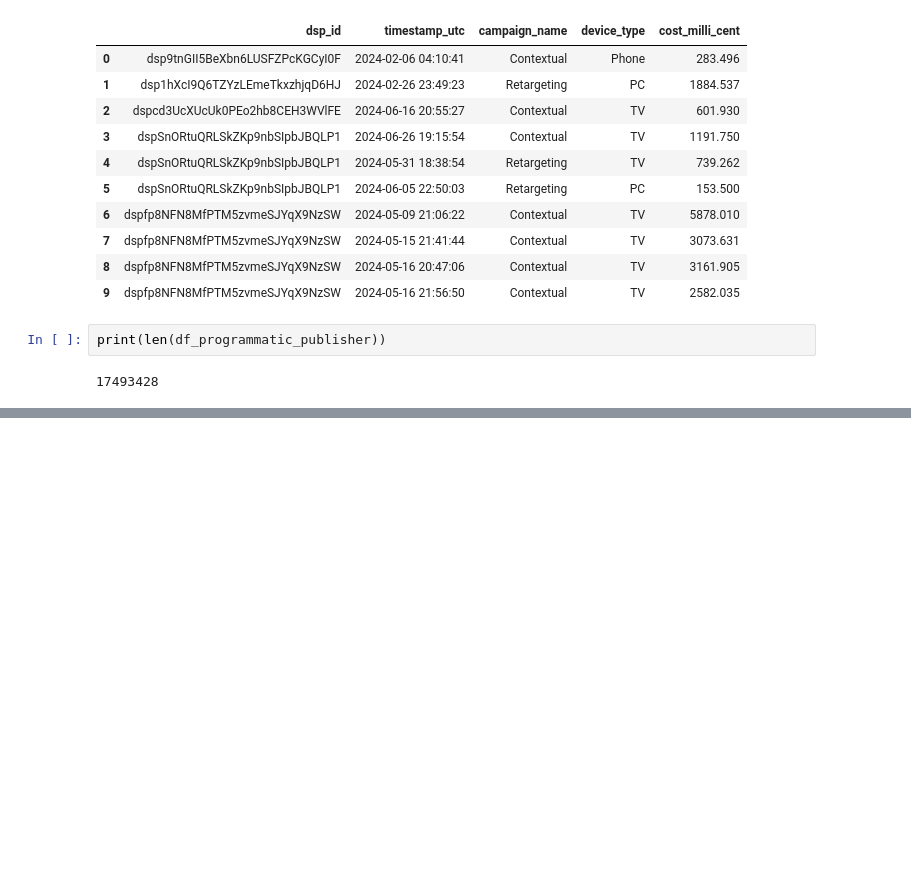
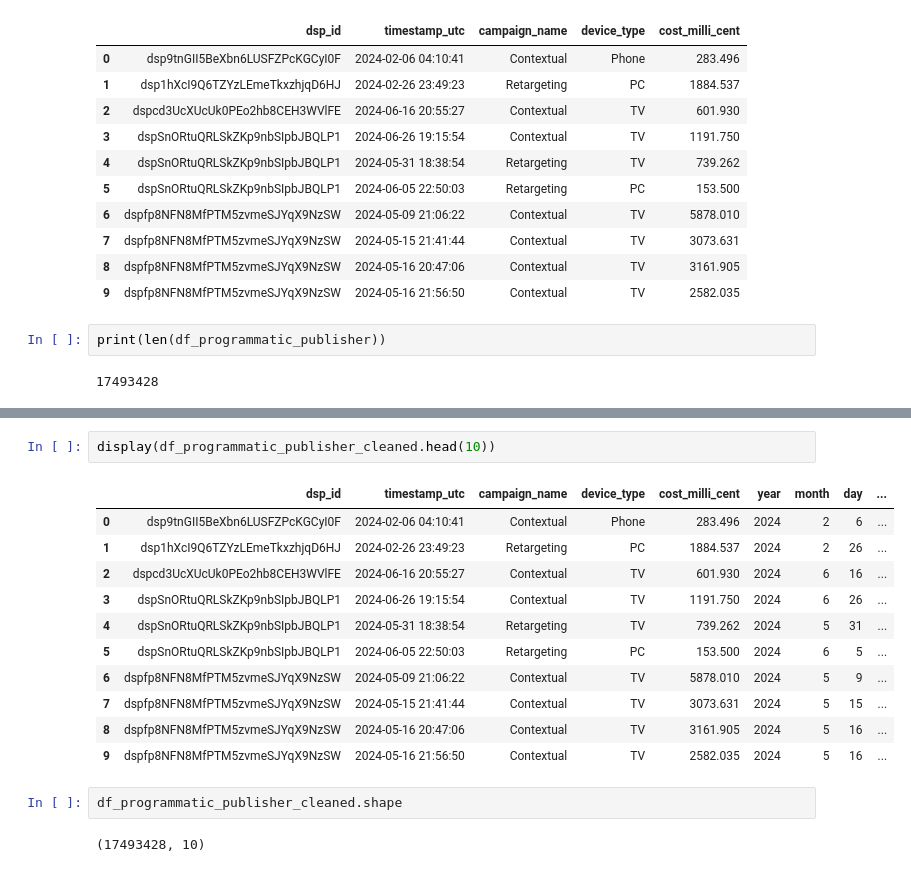
Before and after one commit to nguibe/Pet-food, a Jupyter notebook: lennart_data_cleaning_programmatic_publisher.ipynb, the cells around one changed output, grey strips where cells are left out. Drawn from its saved outputs; the diff is of its cells as text; blank space fills up the shorter version.

```diff
--- a/lennart_data_cleaning_programmatic_publisher.ipynb
+++ b/lennart_data_cleaning_programmatic_publisher.ipynb
@@ -64,0 +186,18 @@ print(len(df_programmatic_publisher))
+# %%
+display(df_programmatic_publisher_cleaned.head(10))
+# %% [output]
+|  | dsp_id | timestamp_utc | campaign_name | device_type | cost_milli_cent | year | month | day | ... |
+| 0 | dsp9tnGII5BeXbn6LUSFZPcKGCyI0F | 2024-02-06 04:10:41 | Contextual | Phone | 283.496 | 2024 | 2 | 6 | ... |
+| 1 | dsp1hXcI9Q6TZYzLEmeTkxzhjqD6HJ | 2024-02-26 23:49:23 | Retargeting | PC | 1884.537 | 2024 | 2 | 26 | ... |
+| 2 | dspcd3UcXUcUk0PEo2hb8CEH3WVlFE | 2024-06-16 20:55:27 | Contextual | TV | 601.930 | 2024 | 6 | 16 | ... |
+| 3 | dspSnORtuQRLSkZKp9nbSIpbJBQLP1 | 2024-06-26 19:15:54 | Contextual | TV | 1191.750 | 2024 | 6 | 26 | ... |
+| 4 | dspSnORtuQRLSkZKp9nbSIpbJBQLP1 | 2024-05-31 18:38:54 | Retargeting | TV | 739.262 | 2024 | 5 | 31 | ... |
+| 5 | dspSnORtuQRLSkZKp9nbSIpbJBQLP1 | 2024-06-05 22:50:03 | Retargeting | PC | 153.500 | 2024 | 6 | 5 | ... |
+| 6 | dspfp8NFN8MfPTM5zvmeSJYqX9NzSW | 2024-05-09 21:06:22 | Contextual | TV | 5878.010 | 2024 | 5 | 9 | ... |
+| 7 | dspfp8NFN8MfPTM5zvmeSJYqX9NzSW | 2024-05-15 21:41:44 | Contextual | TV | 3073.631 | 2024 | 5 | 15 | ... |
+| 8 | dspfp8NFN8MfPTM5zvmeSJYqX9NzSW | 2024-05-16 20:47:06 | Contextual | TV | 3161.905 | 2024 | 5 | 16 | ... |
+| 9 | dspfp8NFN8MfPTM5zvmeSJYqX9NzSW | 2024-05-16 21:56:50 | Contextual | TV | 2582.035 | 2024 | 5 | 16 | ... |
+# %%
+df_programmatic_publisher_cleaned.shape
+# %% [output]
+(17493428, 10)
```
Also changed, not shown: parts of 19 cells of this notebook, 1 other file.
